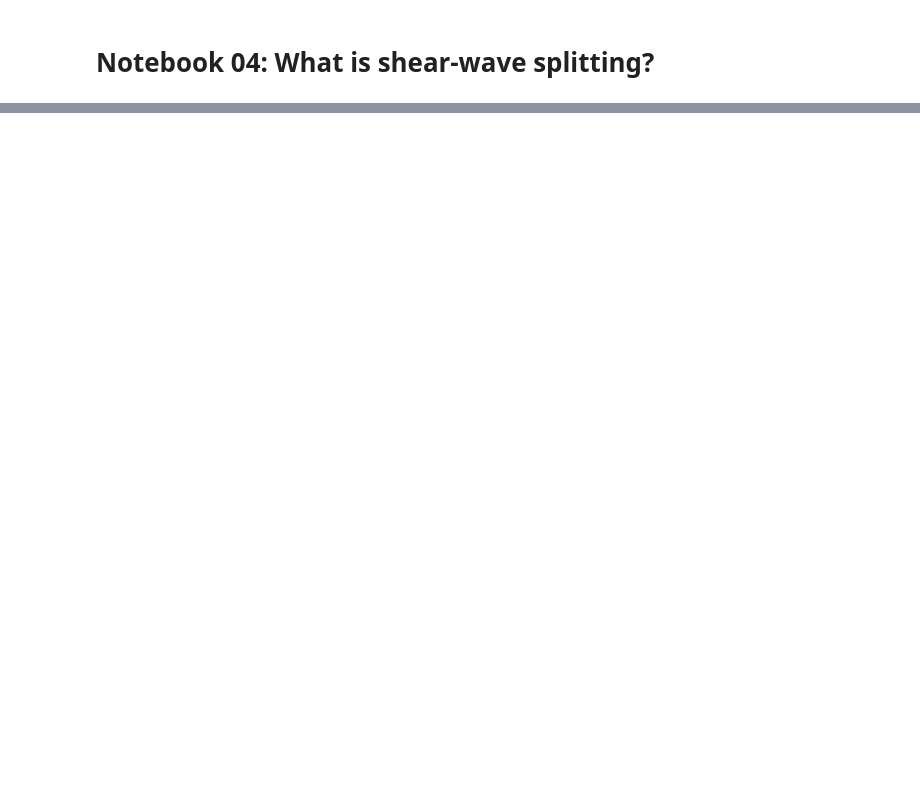
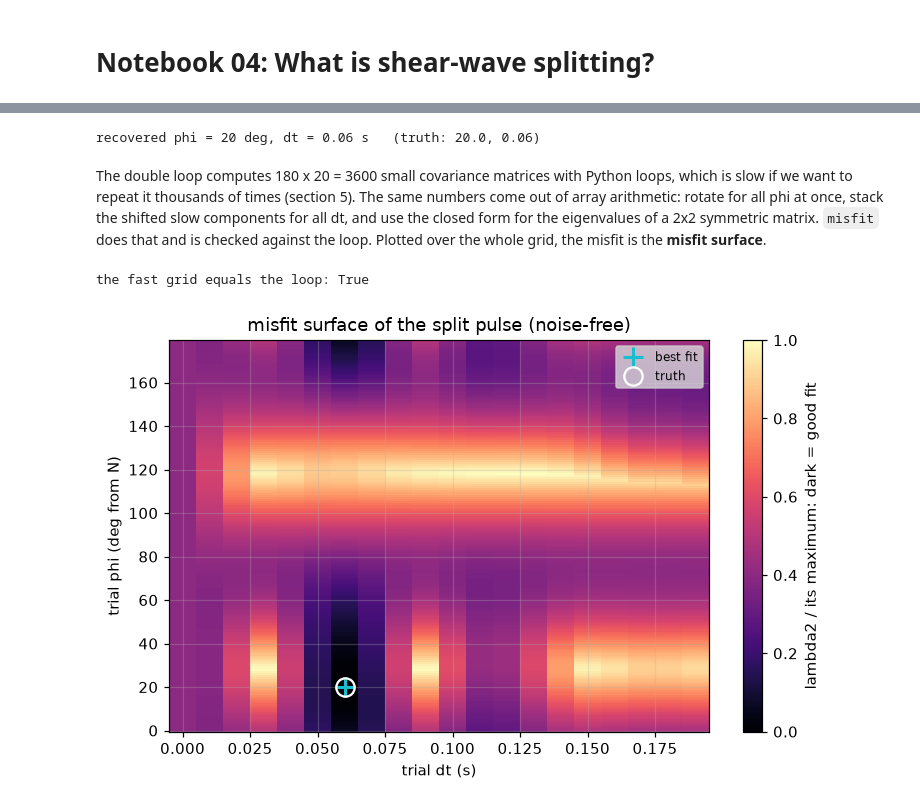
Before and after one commit to mhemmett/rainier-sws-tutorials, a Jupyter notebook: notebooks/04_what_is_shear_wave_splitting.ipynb, the cells around one changed output, grey strips where cells are left out. Saved outputs shown, nothing was run; the diff lists cells and outputs as text; code cells hidden in the pictures; blank space fills up the shorter version.

```diff
--- a/notebooks/04_what_is_shear_wave_splitting.ipynb
+++ b/notebooks/04_what_is_shear_wave_splitting.ipynb
@@ -398,0 +196,64 @@ But one trial in five (0.20) has an error larger than half its width, and the wo
+# %%
+def unsplit(n, e, phi, dt, fs=fs):
+    """Rotate into a trial fast/slow frame and advance the slow component by dt."""
+    th = np.deg2rad(phi)
+    fast = n * np.cos(th) + e * np.sin(th)
+    slow = -n * np.sin(th) + e * np.cos(th)
+    slow = np.roll(slow, -int(round(dt * fs)))
+    return fast, slow
+
+def lambda2(n, e, phi, dt, win):
+    f, s = unsplit(n, e, phi, dt)
+    cov = np.cov(np.vstack([f[win], s[win]]))
+    return np.linalg.eigvalsh(cov)[0]          # smaller eigenvalue
+
+phis = np.arange(0, 180, 1.0)                                    # trial fast directions, 1 degree apart
+dts = np.arange(0, measure.SwsParams().max_t_shift_s, 0.01)       # trial delays up to the pipeline's largest (0.2 s)
+win = (t > -0.2) & (t < 0.6)                                      # analysis window: the pulse and its delayed copy
+grid = np.array([[lambda2(n1, e1, p, d, win) for d in dts] for p in phis])
+ip, idt = np.unravel_index(np.argmin(grid), grid.shape)
+print(f"recovered phi = {phis[ip]:.0f} deg, dt = {dts[idt]:.2f} s   (truth: {PHI_TRUE}, {DT_TRUE})")
+# %% [output]
+recovered phi = 20 deg, dt = 0.06 s   (truth: 20.0, 0.06)
+# %% [markdown]
+The double loop computes 180 x 20 = 3600 small covariance matrices with Python loops, which is slow if we want to repeat it thousands of times (section 5). The same numbers come out of array arithmetic: rotate for all phi at once, stack the shifted slow components for all dt, and use the closed form for the eigenvalues of a 2x2 symmetric matrix. `misfit` does that and is checked against the loop. Plotted over the whole grid, the misfit is the **misfit surface**.
+# %%
+def misfit(n, e, win=win, phis=phis, dts=dts, ratio=False):
+    """The whole lambda2 grid at once: the same numbers as the loop above, about a hundred times faster.
+    For a 2x2 covariance [[a, c], [c, b]] the eigenvalues are (a+b)/2 -+ sqrt(((a-b)/2)^2 + c^2).
+    ratio=True returns lambda2 / lambda1 instead, which is what SWSPy minimizes."""
+    th = np.deg2rad(phis)[:, None]
+    fast = n * np.cos(th) + e * np.sin(th)                                   # (phi, time)
+    slow = -n * np.sin(th) + e * np.cos(th)
+    F = fast[:, None, win]                                                   # (phi, 1, window)
+    S = np.stack([np.roll(slow, -int(round(d * fs)), axis=1)[:, win] for d in dts], axis=1)   # (phi, dt, window)
+    F, S = F - F.mean(-1, keepdims=True), S - S.mean(-1, keepdims=True)
+    k = win.sum() - 1
+    a, b, c = (F * F).sum(-1) / k, (S * S).sum(-1) / k, (F * S).sum(-1) / k
+    mid, rad = (a + b) / 2, np.sqrt(((a - b) / 2) ** 2 + c ** 2)
+    return (mid - rad) / (mid + rad) if ratio else mid - rad
+
+def best(g, dts=dts, phis=phis):
+    """(phi, dt) at the minimum of a misfit grid."""
+    i, j = np.unravel_index(np.argmin(g), g.shape)
+    return phis[i], dts[j]
+
+def show_grid(ax, g, title, truth=(PHI_TRUE, DT_TRUE), dts=dts, phis=phis):
+    """Draw a misfit surface relative to its maximum: dark = good fit (as in SWSPy's own plots, notebook 05)."""
+    im = ax.pcolormesh(dts, phis, g / g.max(), shading="nearest", cmap="magma", vmin=0, vmax=1)
+    p, d = best(g, dts, phis)
+    ax.plot(d, p, "+", color="tab:cyan", ms=13, mew=2, label="best fit")
+    if truth is not None:
+        ax.plot(truth[1], truth[0], "o", mfc="none", mec="w", ms=12, mew=1.5, label="truth")
+    ax.set(xlabel="trial dt (s)", ylabel="trial phi (deg from N)", title=title)
+    return im
+
+print("the fast grid equals the loop:", np.allclose(misfit(n1, e1), grid))
+fig, ax = plt.subplots(figsize=(7, 4.5))
+im = show_grid(ax, grid, "misfit surface of the split pulse (noise-free)")
+fig.colorbar(im, ax=ax, label="lambda2 / its maximum: dark = good fit")
+ax.legend(loc="upper right", fontsize=8, facecolor="0.85")
+plt.tight_layout()
+# %% [output]
+the fast grid equals the loop: True
+[figure, added]
```
Also changed, not shown: parts of 111 cells of this notebook.
